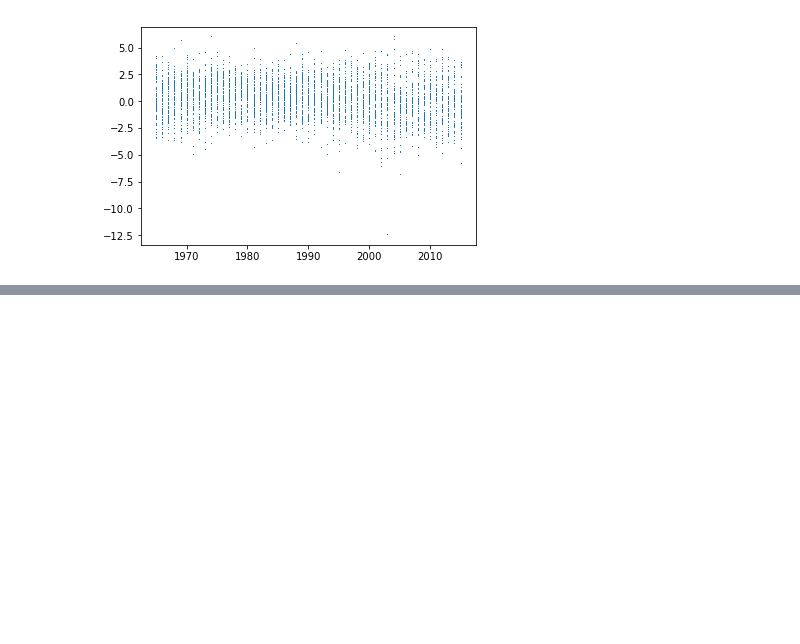
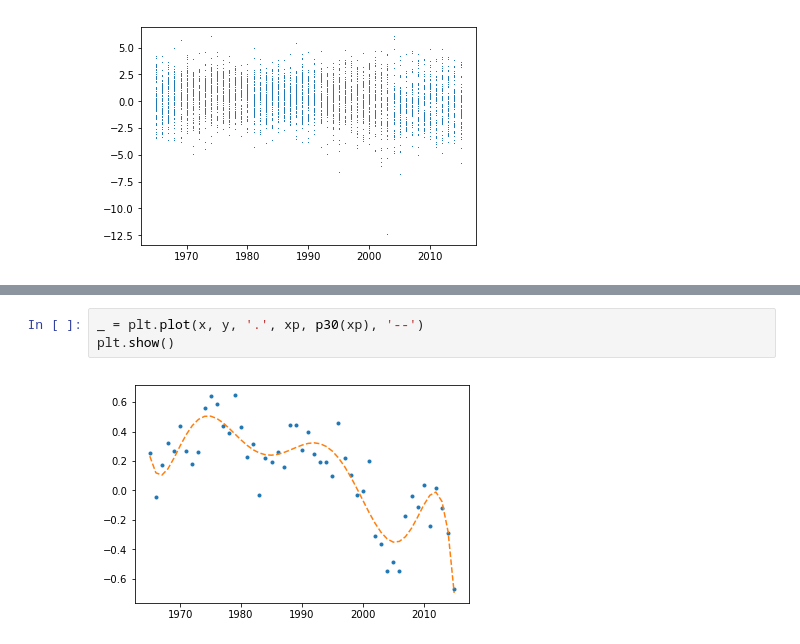
Before and after one commit to SoyCarlos/SUSA-Research-MusicMoods, a Jupyter notebook: SUSA_Music_Moods.ipynb, the cells around one changed output, grey strips where cells are left out. Drawn from its saved outputs; the diff is of its cells as text; blank space fills up the shorter version.

```diff
--- a/SUSA_Music_Moods.ipynb
+++ b/SUSA_Music_Moods.ipynb
@@ -203,0 +234,5 @@ plt.show()
+# %%
+_ = plt.plot(x, y, '.', xp, p30(xp), '--')
+plt.show()
+# %% [output]
+[figure, added]
```
Also changed, not shown: parts of 7 cells of this notebook.
